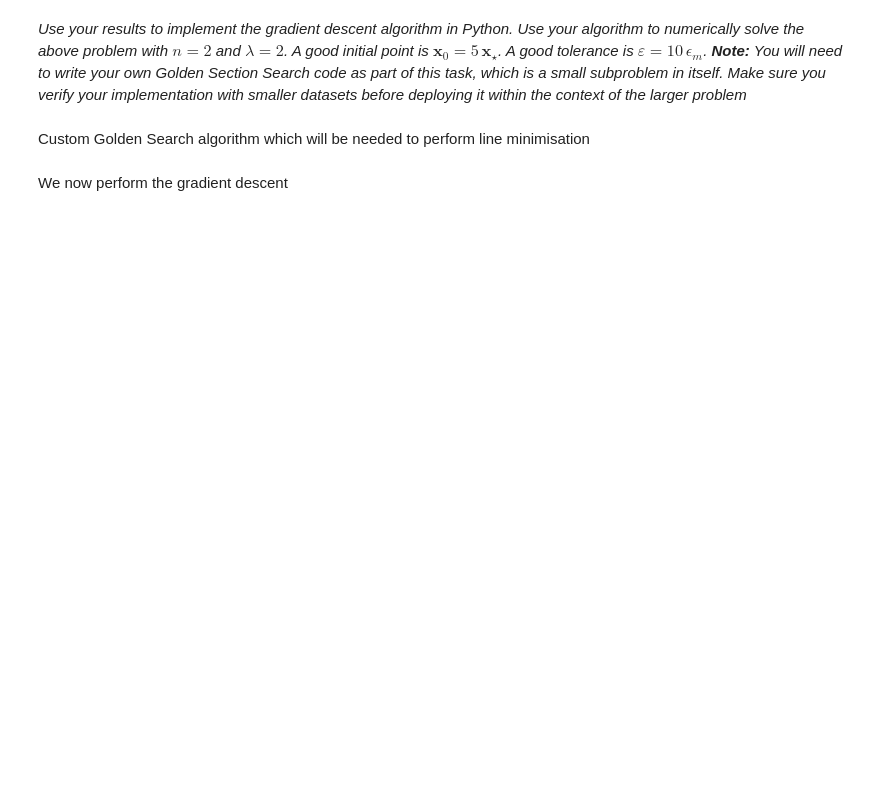
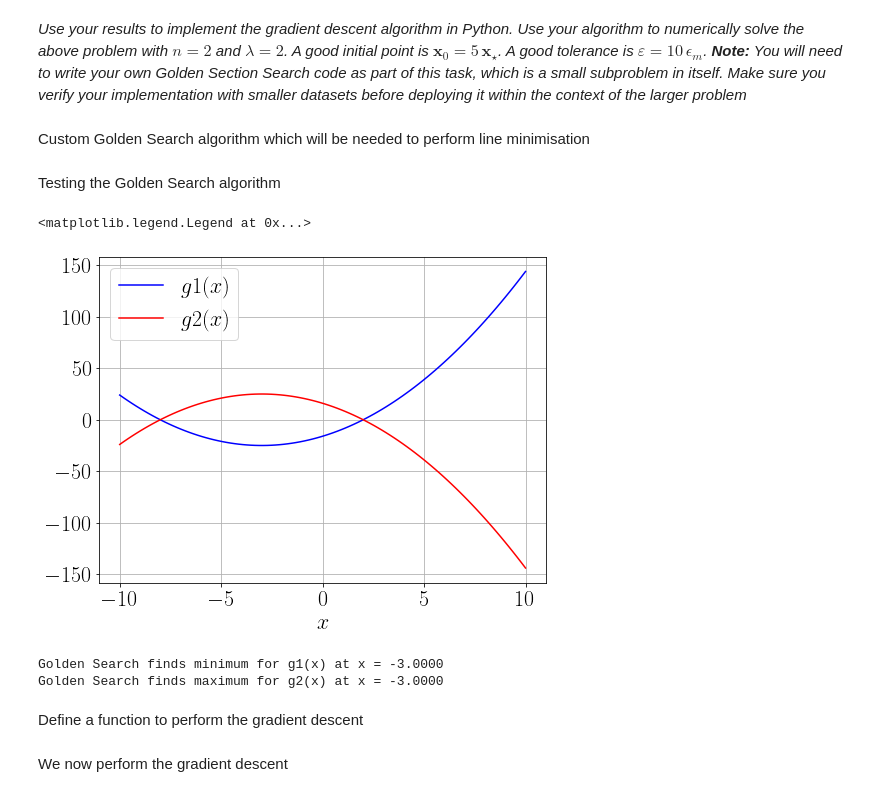
Before and after one commit to ndoyle815/MA934, a Jupyter notebook: Week4/MA934_Class4_2260253.ipynb, the cells around one changed output. Cells and saved outputs as stored; diff of their text form; code cells hidden in the pictures; blank space fills up the shorter version.

```diff
--- a/Week4/MA934_Class4_2260253.ipynb
+++ b/Week4/MA934_Class4_2260253.ipynb
@@ -472,3 +471,35 @@ def GoldenSearch(f, interval, tol):
 
 
     return c
+# %% [markdown]
+Testing the Golden Search algorithm
+# %%
+# simple test function 1 - minimum should exist at g1'(x) = 0 => x = -3
+def g1(x):
+    return x**2 + 6*x - 16
+
+# simple test function 2 - require a maximum at g2'(x) = 0 => x = -3
+def g2(x):
+    return -x**2 - 6*x + 16
+
+xs = np.linspace(-10,10,100)
+fig = plt.figure(figsize=(8,6))
+plt.plot(xs,g1(xs),'b',label='$g1(x)$')
+plt.plot(xs,g2(xs),'r',label='$g2(x)$')
+plt.xlabel('$x$')
+plt.grid()
+plt.legend(loc='best')
+# %% [output]
+<matplotlib.legend.Legend at 0x...>
+[figure, added]
+# %%
+# testing
+xmin = -3.0
+xmax = -3.0
+print('Golden Search finds minimum for g1(x) at x = %.4f' % GoldenSearch(g1, [-6,0], 1e-10))
+print('Golden Search finds maximum for g2(x) at x = %.4f' % GoldenSearch(g2, [-6,0], 1e-10, find_max=True))
+# %% [output]
+Golden Search finds minimum for g1(x) at x = -3.0000
+Golden Search finds maximum for g2(x) at x = -3.0000
+# %% [markdown]
+Define a function to perform the gradient descent
```
Also changed, not shown: parts of 20 cells of this notebook.
